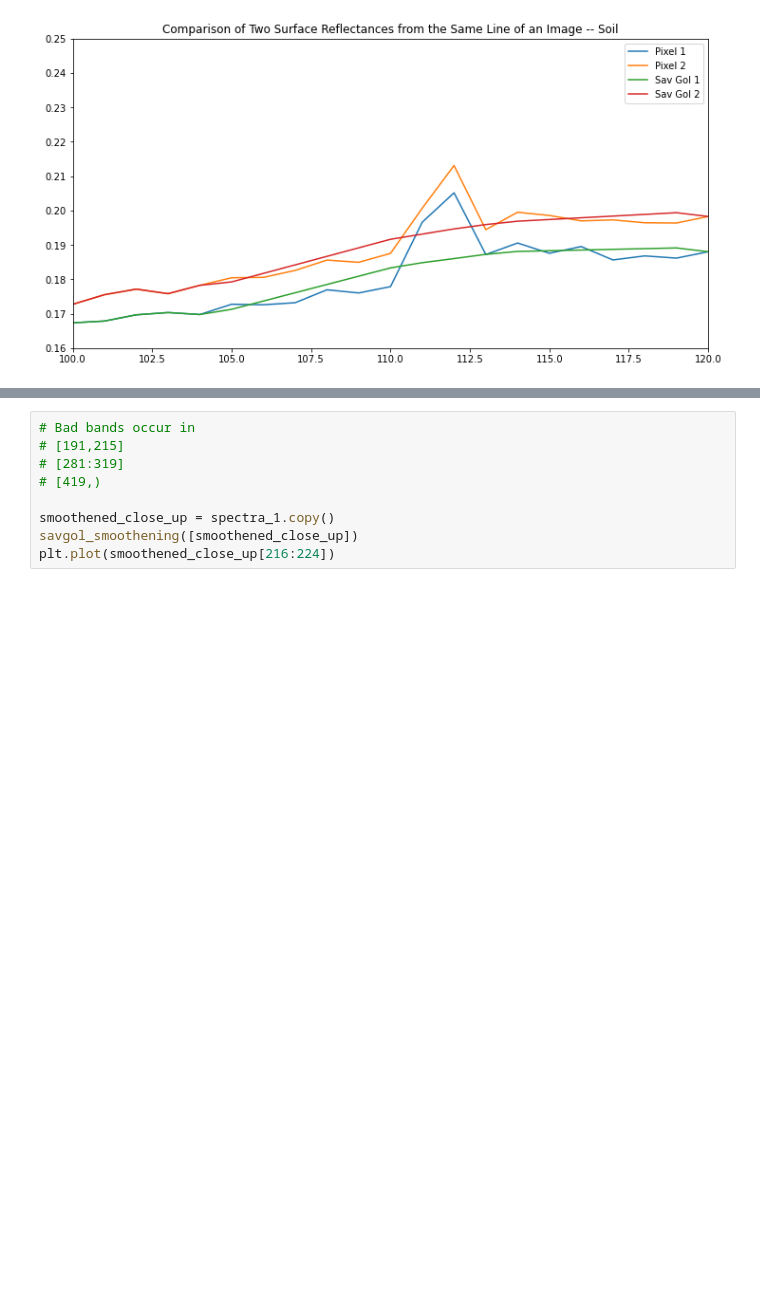
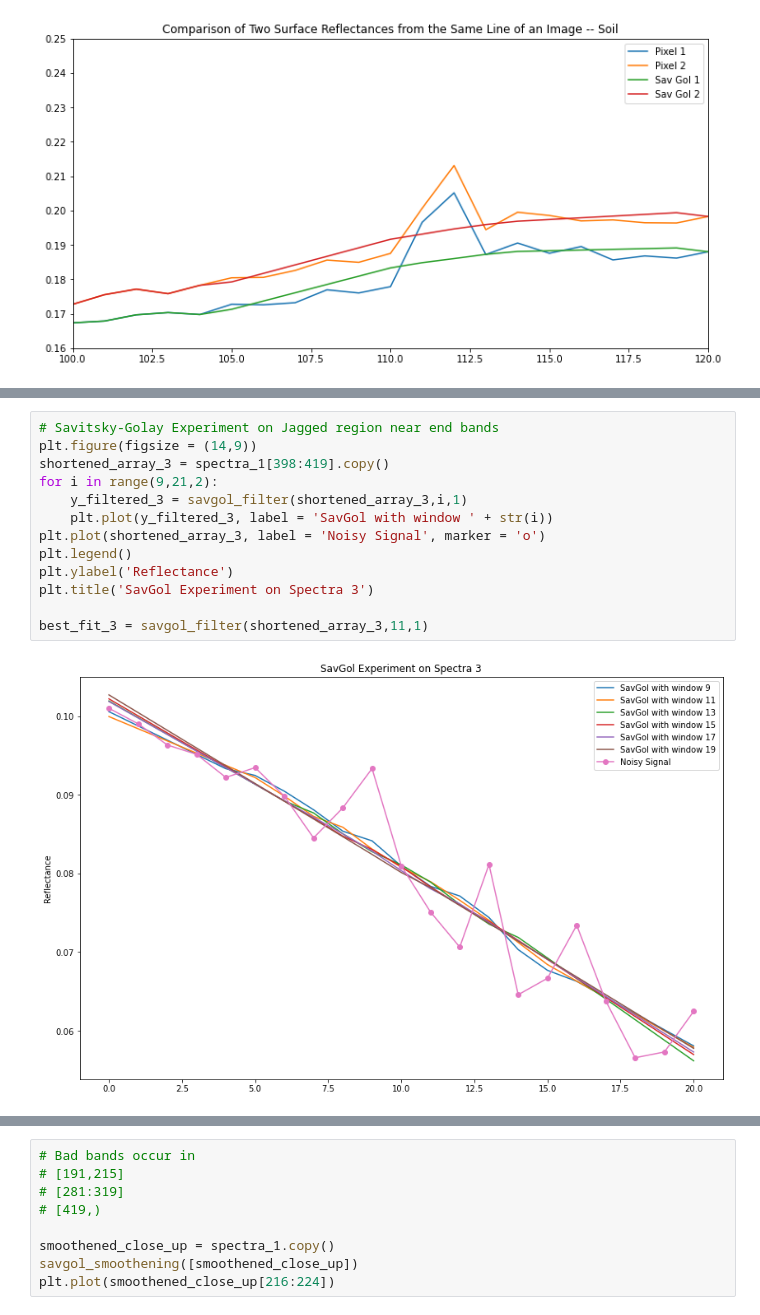
Before and after one commit to varunpatro1/OE-Reproducibility, a Jupyter notebook: Cleaning_Experiment.ipynb, the cells around one changed output, grey strips where cells are left out. Cells and saved outputs as stored; diff of their text form; blank space fills up the shorter version.

Commit message:
developed cleaning for jagged peaks in end bands

```diff
--- a/Cleaning_Experiment.ipynb
+++ b/Cleaning_Experiment.ipynb
@@ -259,0 +260,15 @@ best_fit = savgol_filter(noise, 21, 1)
+# %%
+# Savitsky-Golay Experiment on Jagged region near end bands
+plt.figure(figsize = (14,9))
+shortened_array_3 = spectra_1[398:419].copy()
+for i in range(9,21,2):
+    y_filtered_3 = savgol_filter(shortened_array_3,i,1)
+    plt.plot(y_filtered_3, label = 'SavGol with window ' + str(i))
+plt.plot(shortened_array_3, label = 'Noisy Signal', marker = 'o')
+plt.legend()
+plt.ylabel('Reflectance')
+plt.title('SavGol Experiment on Spectra 3')
+
+best_fit_3 = savgol_filter(shortened_array_3,11,1)
+# %% [output]
+[figure, added]
```
Also changed, not shown: parts of 6 cells of this notebook.
